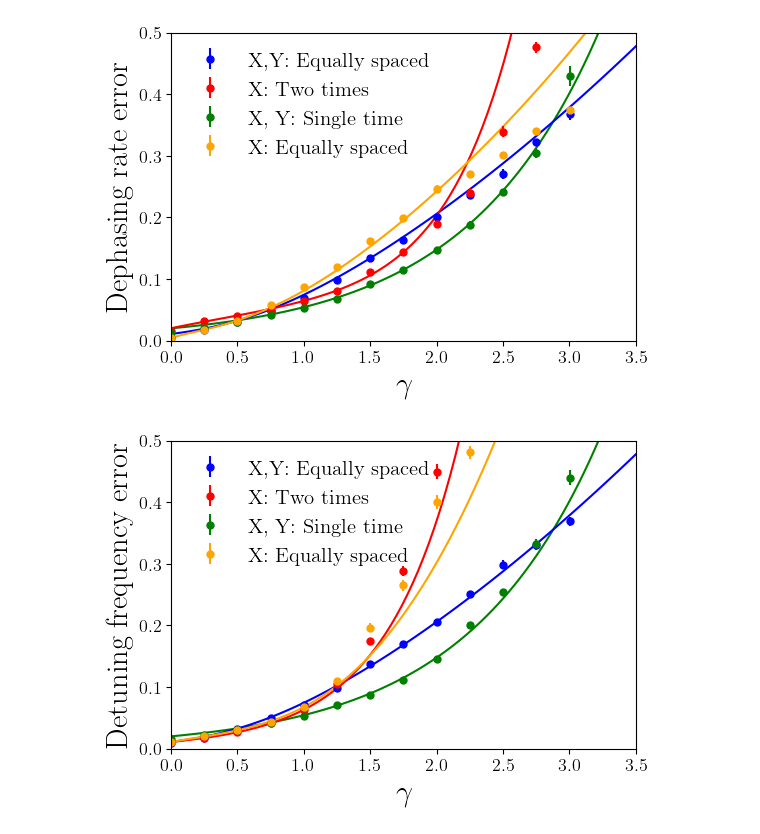
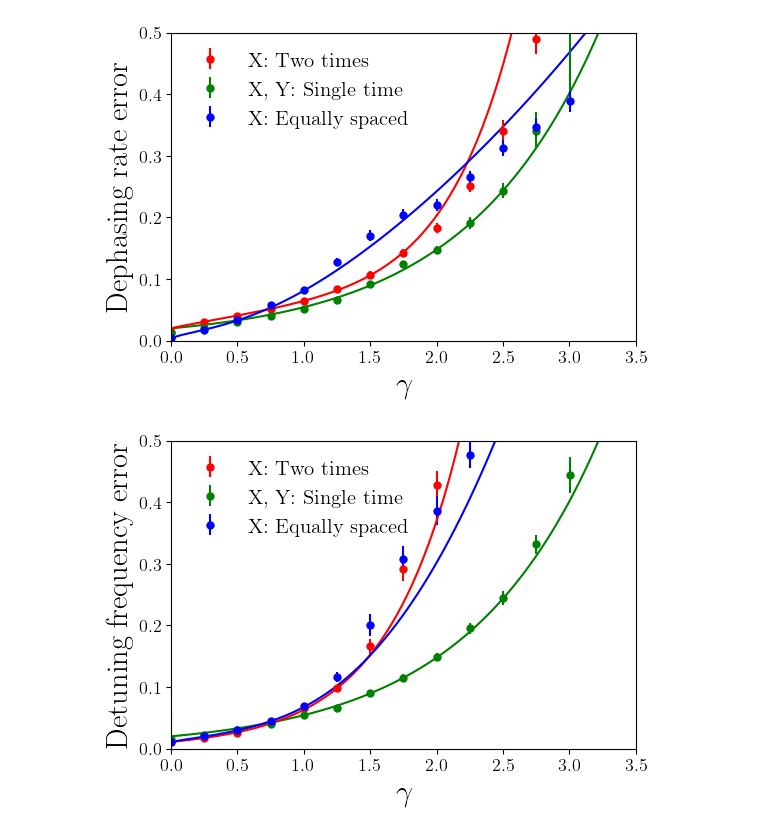
Before and after one commit to Davidkatom/Crosstalk, a Jupyter notebook: Paper/GraphForPaper.ipynb, the cells around one changed output. Drawn from its saved outputs; the diff is of its cells as text; code cells hidden in the pictures.

```diff
--- a/Paper/GraphForPaper.ipynb
+++ b/Paper/GraphForPaper.ipynb
@@ -151,7 +151,7 @@ errors_local_std_a = a_file["errors_local_std_a"].values
 errors_uniform_median_a = a_file["errors_uniform_median_a"].values
 errors_uniform_std_a = a_file["errors_uniform_std_a"].values
 errors_uniform_X_median_a = a_file["errors_uniform_X_median_a"].values
-errors_uniform_X_std_a = a_file["errors_fisher_std_X_a"].values
+errors_uniform_X_std_a = a_file["errors_uniform_X_std_a"].values
 
 # Assign columns to variables for "w" dataset
 shots_w = w_file["shots"].values
@@ -163,7 +163,7 @@ errors_local_std_w = w_file["errors_local_std_w"].values
 errors_uniform_median_w = w_file["errors_uniform_median_w"].values
 errors_uniform_std_w = w_file["errors_uniform_std_w"].values
 errors_uniform_X_median_w = w_file["errors_uniform_X_median_w"].values
-errors_uniform_X_std_w = w_file["errors_fisher_std_X_w"].values
+errors_uniform_X_std_w = w_file["errors_uniform_X_std_w"].values
 
 # Plot settings
 plt.figure()
@@ -197,52 +197,52 @@ def plot_a(i):
         # error_fisher_g.append(rao_bound_gausian(t_fisher, 1, g, sigma_fisher)[i])
 
     plt.plot(Gamma, error_single, color='green')
-    plt.plot(Gamma, error_many, color='blue')
+    # plt.plot(Gamma, error_many, color='blue')
     plt.plot(Gamma, error_fisher_full, color = 'red')
-    plt.plot(Gamma, error_many_x, color='orange')
+    plt.plot(Gamma, error_many_x, color='blue')
 
 
     # plt.plot(Gamma, error_fisher, label='Fisher', color='orange')
 
 # Plot error bars for "a" dataset
 plot_a(0)
-plt.errorbar(Decay_a, np.array(errors_uniform_median_a), yerr=np.array(errors_uniform_std_a),
-             fmt='o', color='blue', label='X,Y: Equally spaced', markersize=5)
+# plt.errorbar(Decay_a, np.array(errors_uniform_median_a), yerr=np.array(errors_uniform_std_a),
+#              fmt='o', color='blue', label='X,Y: Equally spaced', markersize=5)
 plt.errorbar(Decay_a, np.array(errors_fisher_median_a), yerr=np.array(errors_fisher_std_a),
              fmt='o', color='red', label='X: Two times', markersize=5)
 plt.errorbar(Decay_a, np.array(errors_local_median_a), yerr=np.array(errors_local_std_a), fmt='o',
              color='green', label='X, Y: Single time', markersize=5)
 plt.errorbar(Decay_a, np.array(errors_uniform_X_median_a), yerr=np.array(errors_uniform_X_std_a),
-             fmt='o', color='orange', label='X: Equally spaced', markersize=5)
+             fmt='o', color='blue', label='X: Equally spaced', markersize=5)
 
 plt.xlabel(r'$\gamma$')
 plt.ylabel('Dephasing rate error')
 plt.legend()
 plt.xlim([0, 3.5])
 plt.ylim([0, 0.5])
 plt.grid(False)
 plt.savefig(os.path.join(graphs, "decay_errors_optimal_a.png"))
 plt.figure()
-plt.errorbar(Decay_w, np.array(errors_uniform_median_w), yerr= np.array(errors_uniform_std_w),
-             fmt='o', color='blue', label='X,Y: Equally spaced', markersize=5)
+# plt.errorbar(Decay_w, np.array(errors_uniform_median_w), yerr= np.array(errors_uniform_std_w),
+#              fmt='o', color='blue', label='X,Y: Equally spaced', markersize=5)
 plt.errorbar(Decay_w, np.array(errors_fisher_median_w), yerr= np.array(errors_fisher_std_w ),
              fmt='o', color='red', label='X: Two times', markersize=5)
 plt.errorbar(Decay_w,  np.array(errors_local_median_w), yerr= np.array(errors_local_std_w ), fmt='o',
              color='green', label='X, Y: Single time', markersize=5)
 plt.errorbar(Decay_w, np.array(errors_uniform_X_median_w), yerr= np.array(errors_uniform_X_std_w),
-             fmt='o', color='orange', label='X: Equally spaced', markersize=5)
+             fmt='o', color='blue', label='X: Equally spaced', markersize=5)
 plot_a(1)
 # Final plot adjustments
 plt.xlabel(r'$\gamma$')
 plt.ylabel('Detuning frequency error')
 plt.legend()
 plt.xlim([0, 3.5])
 plt.ylim([0, 0.5])
 # plt.tight_layout()
 plt.grid(False)
 plt.savefig(os.path.join(graphs, "decay_errors_optimal_w.png"))
 plt.show()
 # print([(Decay_w[i], errors_fisher_median_a[i]) for i in range(len(Decay_w))])
 # %% [output]
-[figure, old version]
+[figure, new version]
-[figure, old version]
+[figure, new version]
```
Also changed, not shown: parts of 10 cells of this notebook, 3 other files.
